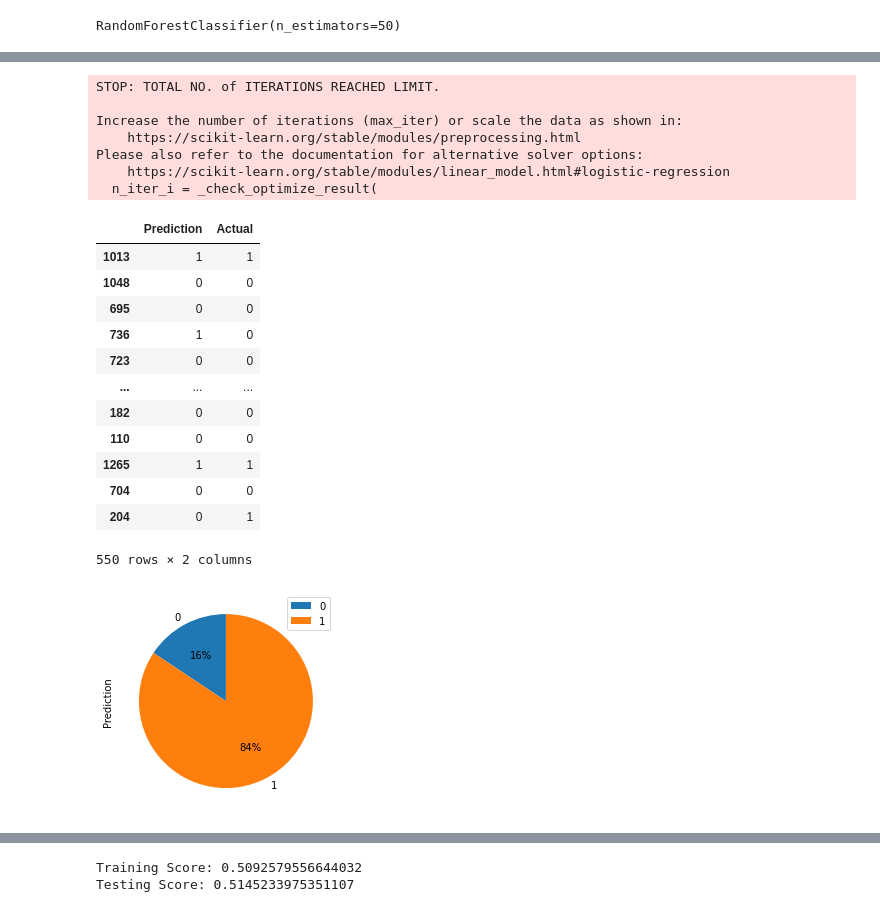
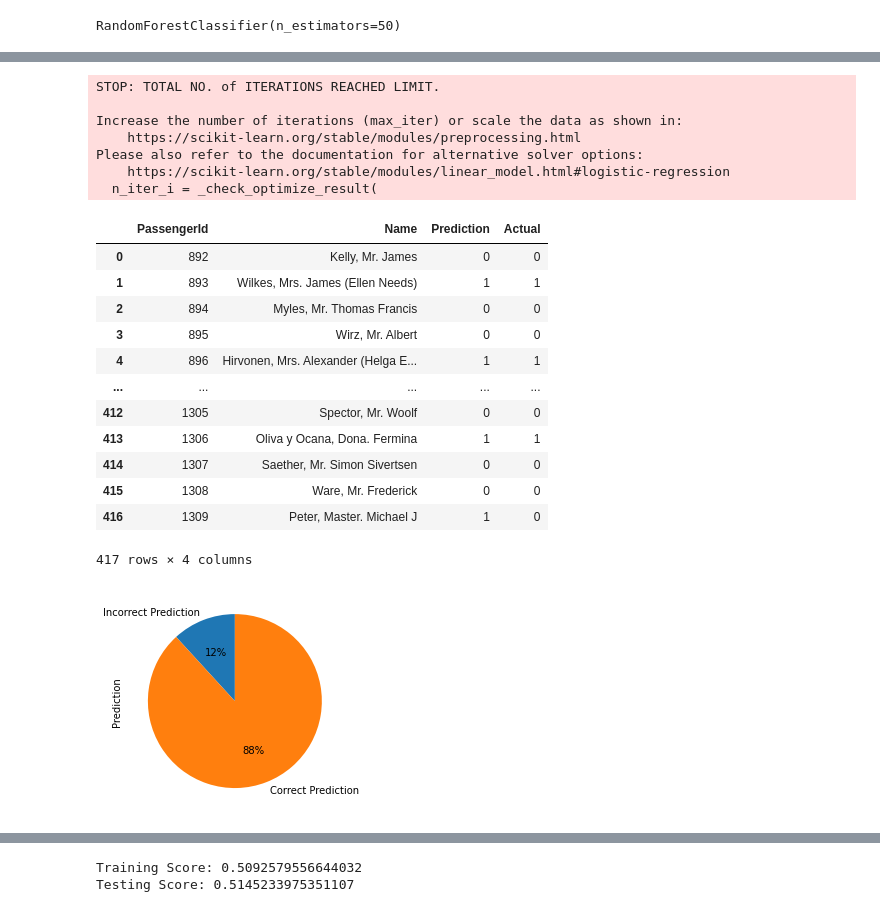
Before and after one commit to drrobb04/titanic-ml-project, a Jupyter notebook: Data Set Up - Copy.ipynb, the cells around one changed output, grey strips where cells are left out. Cells and saved outputs as stored; diff of their text form; code cells hidden in the pictures.

```diff
--- a/Data Set Up - Copy.ipynb
+++ b/Data Set Up - Copy.ipynb
@@ -6,9 +6,10 @@ import matplotlib.pyplot as plt
 import numpy as np
 # %%
 #read in train csv
-train_df = pd.read_csv("data/train.csv")
-test_df = pd.read_csv("data/test_1.csv")
-titanic_df = pd.concat([train_df,test_df], ignore_index = True)
+#train_df = pd.read_csv("data/train.csv")
+titanic_df = pd.read_csv("data/train.csv")
+#test_df = pd.read_csv("data/test_1.csv")
+#titanic_df = pd.concat([train_df,test_df], ignore_index = True)
 titanic_df['title'] = titanic_df.Name.apply(lambda x: x.split(',')[1].split('.')[0].strip())
 titanic_df = pd.get_dummies(titanic_df, columns=['Sex','Embarked','title'])
 titanic_df = titanic_df.drop(columns=[
@@ -26,7 +27,7 @@ titanic_df = titanic_df.drop(columns=[
     'title_Mme',
     'title_Mlle',
     'title_Lady',
-    'title_Dona',
+    #'title_Dona',
     'title_the Countess',
     'title_Sir',
     'title_Don',
@@ -117,8 +119,10 @@ sorted(zip(rf.feature_importances_, data), reverse=True)
 # %%
-predict_df = pd.read_csv("data/test.csv")
+test_df = pd.read_csv("data/test.csv")
+predict_df = test_df.copy()
 predict_df['title'] = predict_df.Name.apply(lambda x: x.split(',')[1].split('.')[0].strip())
 #predict_df['Fare'] = predict_df['Fare'].astype('int64')
-predict_df.fillna(0, inplace=True)
+predict_df = predict_df.dropna(subset = ['Fare'])
+#predict_df.fillna(0, inplace=True)
 predict_df = pd.get_dummies(predict_df, columns=['Sex','Embarked','title'])
 predict_df = predict_df.drop(columns=[
     'Name',
@@ -184 +188,7 @@ array([0, 1, 0, 0, 1, 0, 1, 0, 1, 0, 0, 0, 1, 0, 1, 1, 0, 0, 0, 1, 0, 1,
       dtype=int64)
+# %%
+ans = pd.read_csv('./Sample Submission/gender_submission.csv')
+names_df = test_df[['PassengerId','Name','Fare']].copy()
+answers = ans.merge(names_df, on='PassengerId')
+answers = answers.dropna(subset = ['Fare']).drop(columns = ['Fare'])
+answers
@@ -186,12 +210,19 @@ array([0, 1, 0, 0, 1, 0, 1, 0, 1, 0, 0, 0, 1, 0, 1, 1, 0, 0, 0, 1, 0, 1,
 from sklearn.linear_model import LogisticRegression
 classifier = LogisticRegression()
 classifier
-classifier.fit(X_train, y_train)
+#classifier.fit(X_train, y_train)
+classifier.fit(data, target)
 
 predictions = classifier.predict(predict_df)
-predictions = classifier.predict(X_test)
-df = pd.DataFrame({'Prediction': predictions, 'Actual': y_test})
-#df.to_csv('predict_df.csv', index = False)
+#predictions = classifier.predict(X_test)
+df = pd.DataFrame({
+    'PassengerId':answers['PassengerId'],
+    'Name': answers['Name'],
+    'Prediction': predictions,
+    'Actual': answers['Survived']
+}).reset_index(drop=True)
+df.to_csv('predict_df.csv', index = False)
+
 df
 # %% [output]
 STOP: TOTAL NO. of ITERATIONS REACHED LIMIT.
@@ -201,20 +232,21 @@ Increase the number of iterations (max_iter) or scale the data as shown in:
 Please also refer to the documentation for alternative solver options:
     https://scikit-learn.org/stable/modules/linear_model.html#logistic-regression
   n_iter_i = _check_optimize_result(
-|  | Prediction | Actual |
-| 1013 | 1 | 1 |
-| 1048 | 0 | 0 |
-| 695 | 0 | 0 |
-| 736 | 1 | 0 |
-| 723 | 0 | 0 |
-| ... | ... | ... |
-| 182 | 0 | 0 |
-| 110 | 0 | 0 |
-| 1265 | 1 | 1 |
-| 704 | 0 | 0 |
-| 204 | 0 | 1 |
+|  | PassengerId | Name | Prediction | Actual |
+| 0 | 892 | Kelly, Mr. James | 0 | 0 |
+| 1 | 893 | Wilkes, Mrs. James (Ellen Needs) | 1 | 1 |
+| 2 | 894 | Myles, Mr. Thomas Francis | 0 | 0 |
+| 3 | 895 | Wirz, Mr. Albert | 0 | 0 |
+| 4 | 896 | Hirvonen, Mrs. Alexander (Helga E... | 1 | 1 |
+| ... | ... | ... | ... | ... |
+| 412 | 1305 | Spector, Mr. Woolf | 0 | 0 |
+| 413 | 1306 | Oliva y Ocana, Dona. Fermina | 1 | 1 |
+| 414 | 1307 | Saether, Mr. Simon Sivertsen | 0 | 0 |
+| 415 | 1308 | Ware, Mr. Frederick | 0 | 0 |
+| 416 | 1309 | Peter, Master. Michael J | 1 | 0 |
-550 rows × 2 columns
+417 rows × 4 columns
 # %%
-plot = df.groupby(['Actual']).sum().plot(kind = 'pie', y='Prediction', startangle=90, autopct='%1.0f%%')
+labels = ['Incorrect Prediction', 'Correct Prediction']
+plot = df.groupby(['Actual']).sum().plot(kind = 'pie', y='Prediction', startangle=90, autopct='%1.0f%%', labels = labels, legend=None)
 # %% [output]
-[figure, old version]
+[figure, new version]
```
Also changed, not shown: parts of 9 cells of this notebook, 3 other files.
